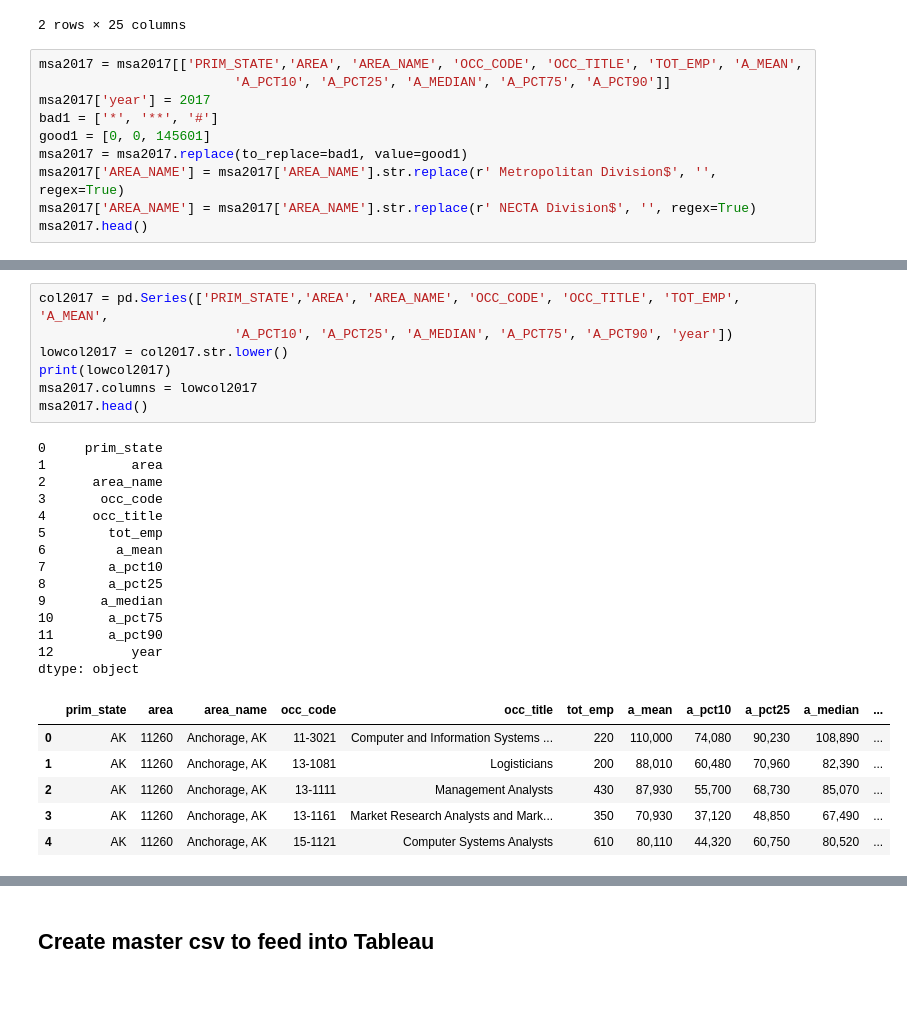
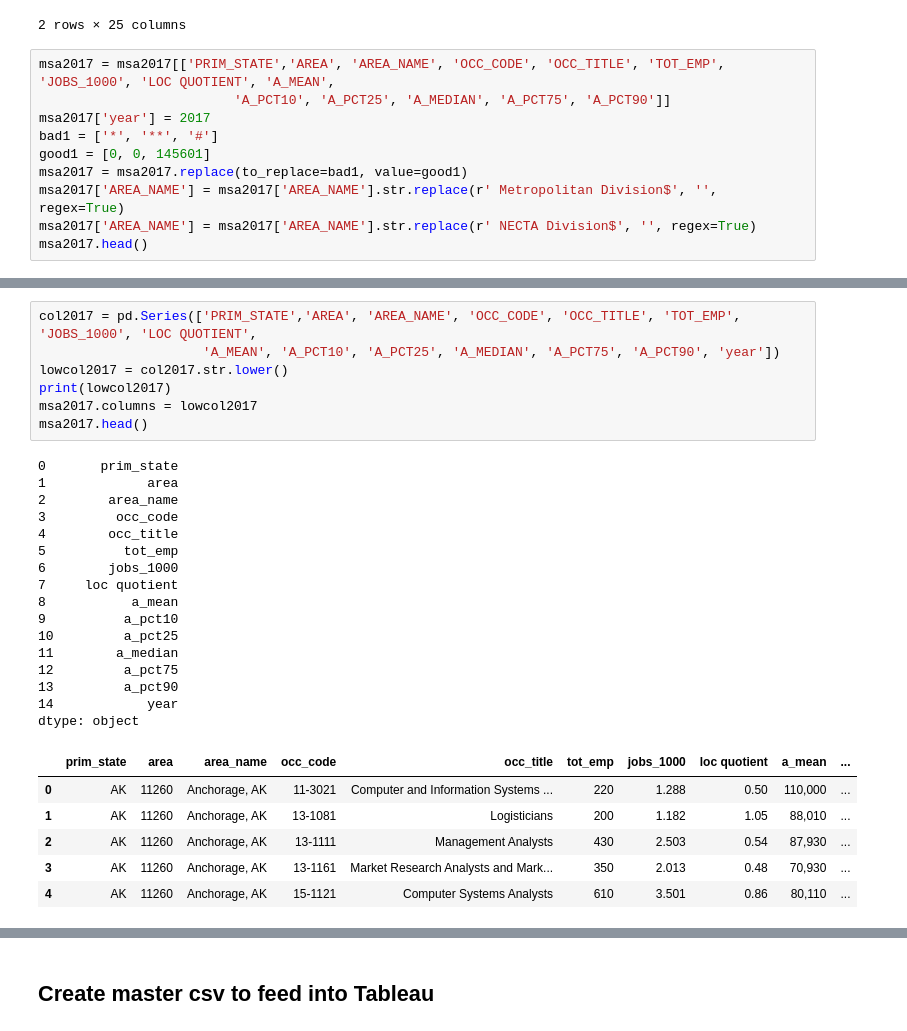
Before and after one commit to mkblake/tech-hubs-brain-drain, a Jupyter notebook: notebooks/cleaning_MSA_OEWS.ipynb, the cells around one changed output, grey strips where cells are left out. Saved outputs shown, nothing was run; the diff lists cells and outputs as text; blank space fills up the shorter version.

```diff
--- a/notebooks/cleaning_MSA_OEWS.ipynb
+++ b/notebooks/cleaning_MSA_OEWS.ipynb
@@ -351,7 +350,7 @@ msa2017.head(2)
 | 1 | AK | 11260 | Anchorage, AK | 11-0000 | Management Occupations | major | 9,950 | 2.5 | 57.380 | ... |
 2 rows × 25 columns
 # %%
-msa2017 = msa2017[['PRIM_STATE','AREA', 'AREA_NAME', 'OCC_CODE', 'OCC_TITLE', 'TOT_EMP', 'A_MEAN',
+msa2017 = msa2017[['PRIM_STATE','AREA', 'AREA_NAME', 'OCC_CODE', 'OCC_TITLE', 'TOT_EMP', 'JOBS_1000', 'LOC QUOTIENT', 'A_MEAN',
                          'A_PCT10', 'A_PCT25', 'A_MEDIAN', 'A_PCT75', 'A_PCT90']]
 msa2017['year'] = 2017
 bad1 = ['*', '**', '#']
@@ -386,31 +385,33 @@ msa2017.tail()
 # %%
-col2017 = pd.Series(['PRIM_STATE','AREA', 'AREA_NAME', 'OCC_CODE', 'OCC_TITLE', 'TOT_EMP', 'A_MEAN',
-                         'A_PCT10', 'A_PCT25', 'A_MEDIAN', 'A_PCT75', 'A_PCT90', 'year'])
+col2017 = pd.Series(['PRIM_STATE','AREA', 'AREA_NAME', 'OCC_CODE', 'OCC_TITLE', 'TOT_EMP', 'JOBS_1000', 'LOC QUOTIENT',
+                     'A_MEAN', 'A_PCT10', 'A_PCT25', 'A_MEDIAN', 'A_PCT75', 'A_PCT90', 'year'])
 lowcol2017 = col2017.str.lower()
 print(lowcol2017)
 msa2017.columns = lowcol2017
 msa2017.head()
 # %% [output]
-0     prim_state
-1           area
-2      area_name
-3       occ_code
-4      occ_title
-5        tot_emp
-6         a_mean
-7        a_pct10
-8        a_pct25
-9       a_median
-10       a_pct75
-11       a_pct90
-12          year
+0       prim_state
+1             area
+2        area_name
+3         occ_code
+4        occ_title
+5          tot_emp
+6        jobs_1000
+7     loc quotient
+8           a_mean
+9          a_pct10
+10         a_pct25
+11        a_median
+12         a_pct75
+13         a_pct90
+14            year
 dtype: object
-|  | prim_state | area | area_name | occ_code | occ_title | tot_emp | a_mean | a_pct10 | a_pct25 | a_median | ... |
-| 0 | AK | 11260 | Anchorage, AK | 11-3021 | Computer and Information Systems ... | 220 | 110,000 | 74,080 | 90,230 | 108,890 | ... |
-| 1 | AK | 11260 | Anchorage, AK | 13-1081 | Logisticians | 200 | 88,010 | 60,480 | 70,960 | 82,390 | ... |
-| 2 | AK | 11260 | Anchorage, AK | 13-1111 | Management Analysts | 430 | 87,930 | 55,700 | 68,730 | 85,070 | ... |
-| 3 | AK | 11260 | Anchorage, AK | 13-1161 | Market Research Analysts and Mark... | 350 | 70,930 | 37,120 | 48,850 | 67,490 | ... |
-| 4 | AK | 11260 | Anchorage, AK | 15-1121 | Computer Systems Analysts | 610 | 80,110 | 44,320 | 60,750 | 80,520 | ... |
+|  | prim_state | area | area_name | occ_code | occ_title | tot_emp | jobs_1000 | loc quotient | a_mean | ... |
+| 0 | AK | 11260 | Anchorage, AK | 11-3021 | Computer and Information Systems ... | 220 | 1.288 | 0.50 | 110,000 | ... |
+| 1 | AK | 11260 | Anchorage, AK | 13-1081 | Logisticians | 200 | 1.182 | 1.05 | 88,010 | ... |
+| 2 | AK | 11260 | Anchorage, AK | 13-1111 | Management Analysts | 430 | 2.503 | 0.54 | 87,930 | ... |
+| 3 | AK | 11260 | Anchorage, AK | 13-1161 | Market Research Analysts and Mark... | 350 | 2.013 | 0.48 | 70,930 | ... |
+| 4 | AK | 11260 | Anchorage, AK | 15-1121 | Computer Systems Analysts | 610 | 3.501 | 0.86 | 80,110 | ... |
 # %%
 combmsa00_10_17 = combmsa2000_2010.append(msa2017, ignore_index=True, verify_integrity=True, sort=False)
 combmsa00_10_17.info()
```
Also changed, not shown: parts of 10 cells of this notebook, 3 other files.
